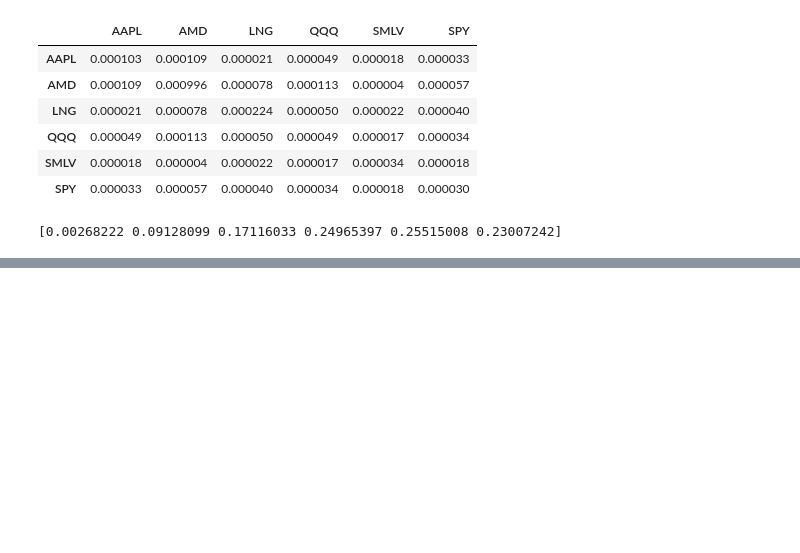
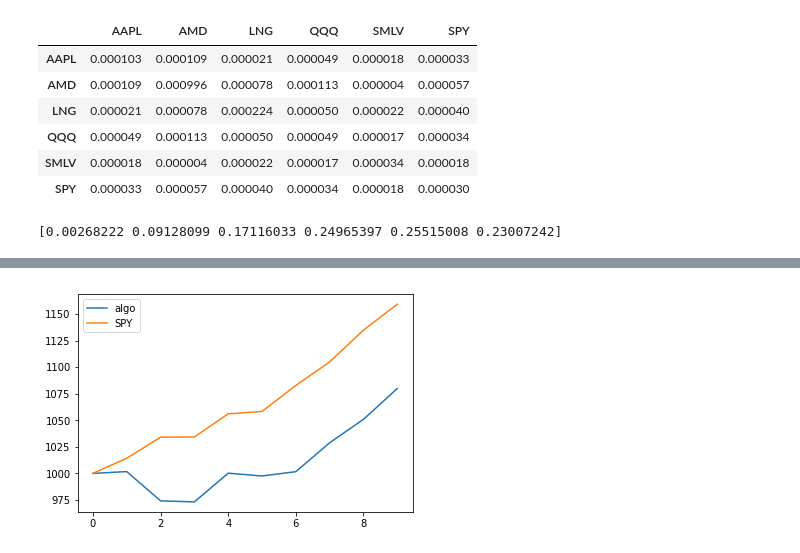
Before and after one commit to thap/machine-learning-finance, a Jupyter notebook: notebooks/Machine_Learning_for_Finance.ipynb, the cells around one changed output, grey strips where cells are left out. Saved outputs shown, nothing was run; the diff lists cells and outputs as text; code cells hidden in the pictures; blank space fills up the shorter version.

```diff
--- a/notebooks/Machine_Learning_for_Finance.ipynb
+++ b/notebooks/Machine_Learning_for_Finance.ipynb
@@ -1104,0 +1189,11 @@ print(portfolio_weights[date][0])
+# %%
+cash = 1000
+algo_cash, spy_cash = [cash], [cash]
+for r in test_returns:
+  cash *= 1 + r
+  algo_cash.append(cash)
+# %%
+cash = 1000
+for r in returns_monthly['SPY'].iloc[train_size:]:
+    cash *= 1 + r
+    spy_cash.append(cash)
@@ -1104,0 +1206,7 @@ print(portfolio_weights[date][0])
+# %%
+plt.plot(algo_cash, label='algo')
+plt.plot(spy_cash, label='SPY')
+plt.legend()  # show the legend
+plt.show()
+# %% [output]
+[figure, added]
```
Also changed, not shown: parts of 11 cells of this notebook.
